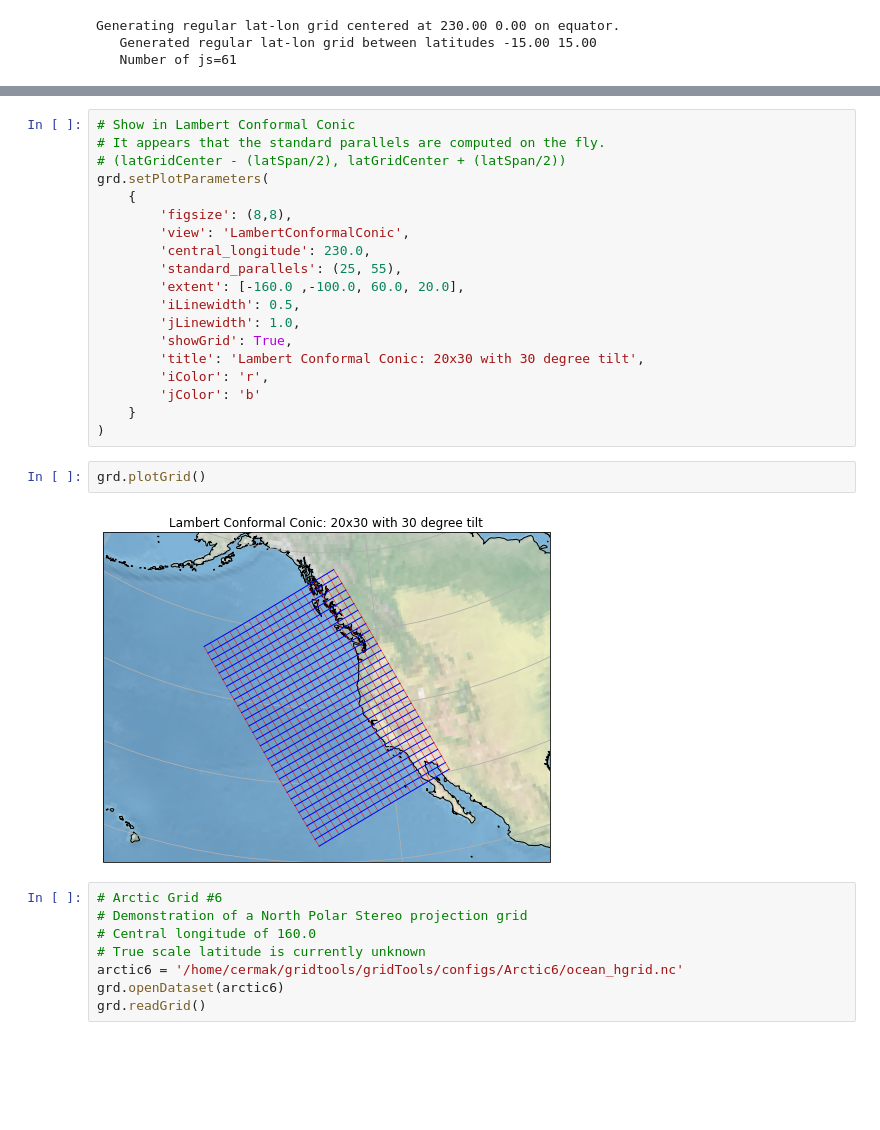
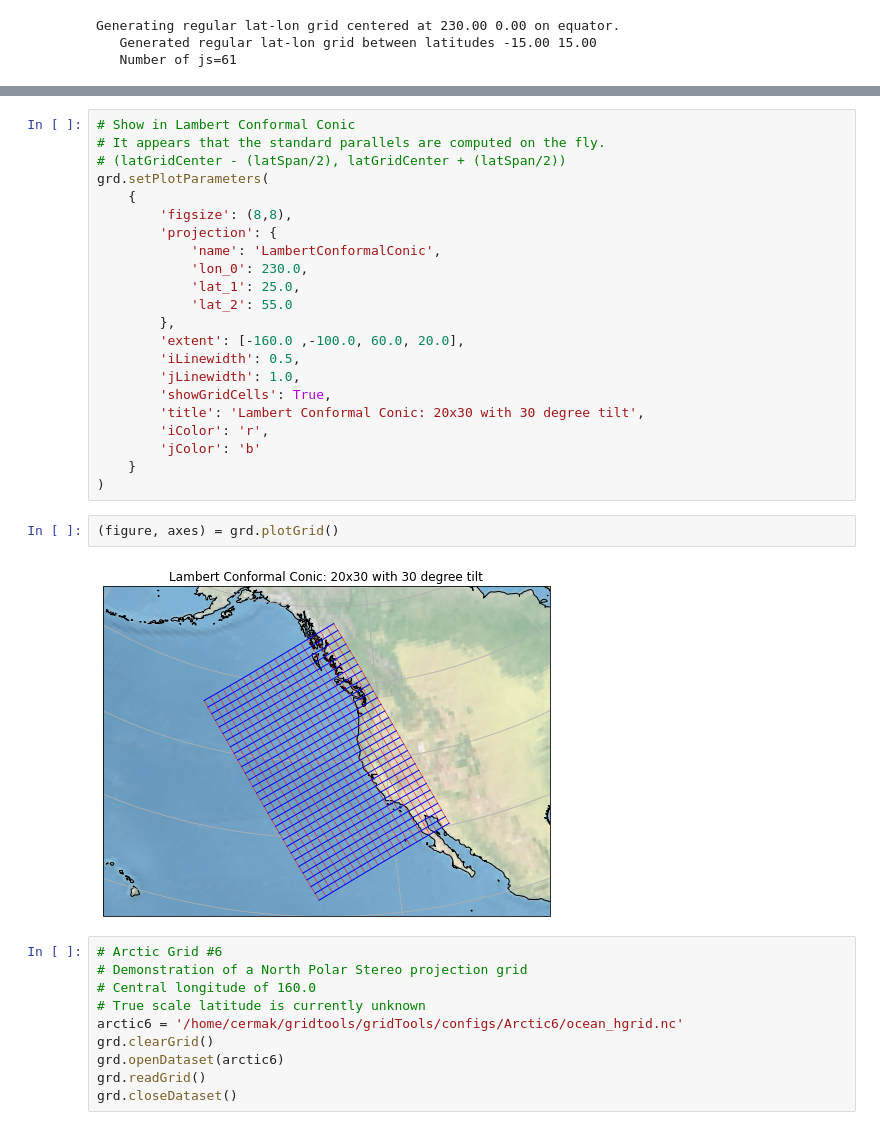
Before and after one commit to jr3cermak/gridtoolsDev, a Jupyter notebook: gridTools/mkMapIterative.ipynb, the cells around one changed output, grey strips where cells are left out. Saved outputs shown, nothing was run; the diff lists cells and outputs as text; blank space fills up the shorter version.

```diff
--- a/gridTools/mkMapIterative.ipynb
+++ b/gridTools/mkMapIterative.ipynb
@@ -147,30 +196,35 @@ grd.plotGrid()
 grd.setPlotParameters(
     {
         'figsize': (8,8),
-        'view': 'LambertConformalConic',
-        'central_longitude': 230.0,
-        'standard_parallels': (25, 55),
+        'projection': {
+            'name': 'LambertConformalConic',
+            'lon_0': 230.0,
+            'lat_1': 25.0,
+            'lat_2': 55.0
+        },
         'extent': [-160.0 ,-100.0, 60.0, 20.0],
         'iLinewidth': 0.5,
         'jLinewidth': 1.0,
-        'showGrid': True,
+        'showGridCells': True,
         'title': 'Lambert Conformal Conic: 20x30 with 30 degree tilt',
         'iColor': 'r',
         'jColor': 'b'
     }
 )
-# %%
-grd.plotGrid()
-# %% [output]
-[figure, removed]
+# %%
+(figure, axes) = grd.plotGrid()
+# %% [output]
+[figure, added]
 # %%
 # Arctic Grid #6
 # Demonstration of a North Polar Stereo projection grid
 # Central longitude of 160.0
 # True scale latitude is currently unknown
 arctic6 = '/home/cermak/gridtools/gridTools/configs/Arctic6/ocean_hgrid.nc'
+grd.clearGrid()
 grd.openDataset(arctic6)
 grd.readGrid()
+grd.closeDataset()
 # %%
 grd.setPlotParameters(
     {
```
Also changed, not shown: parts of 22 cells of this notebook, 5 other files.
